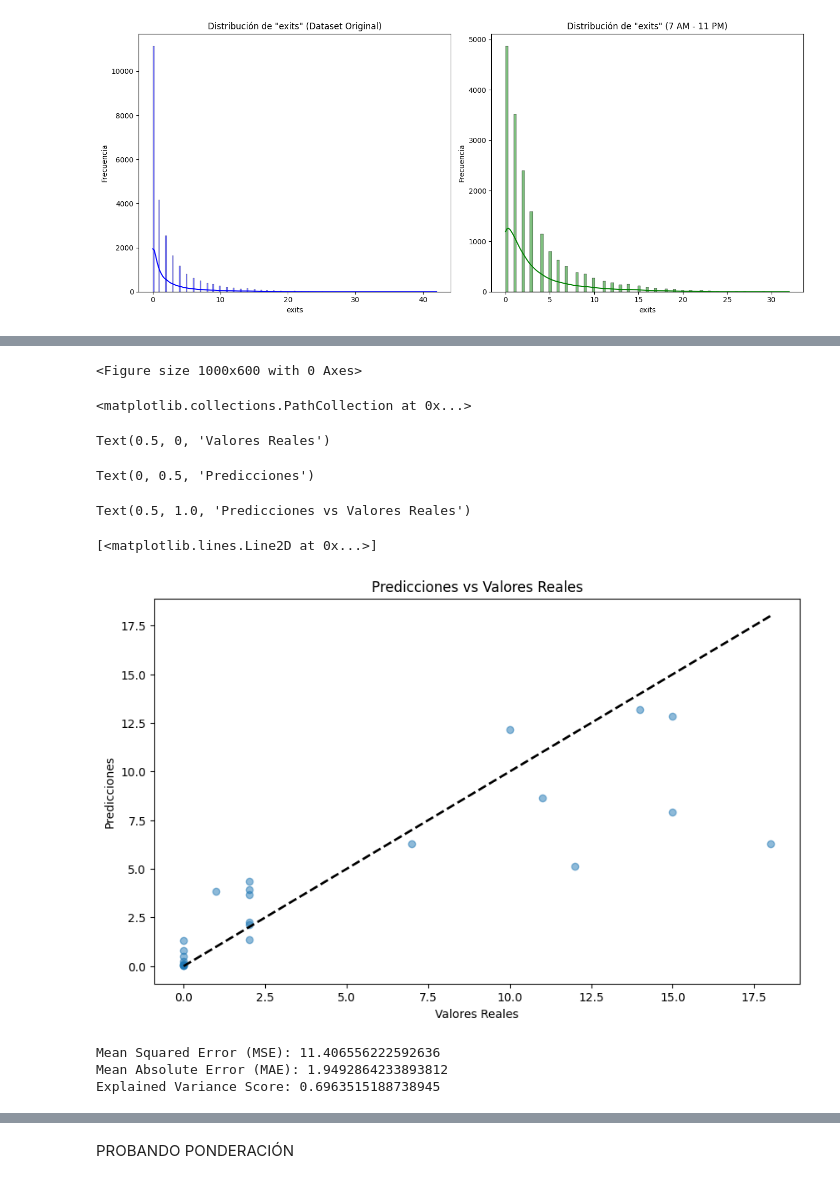
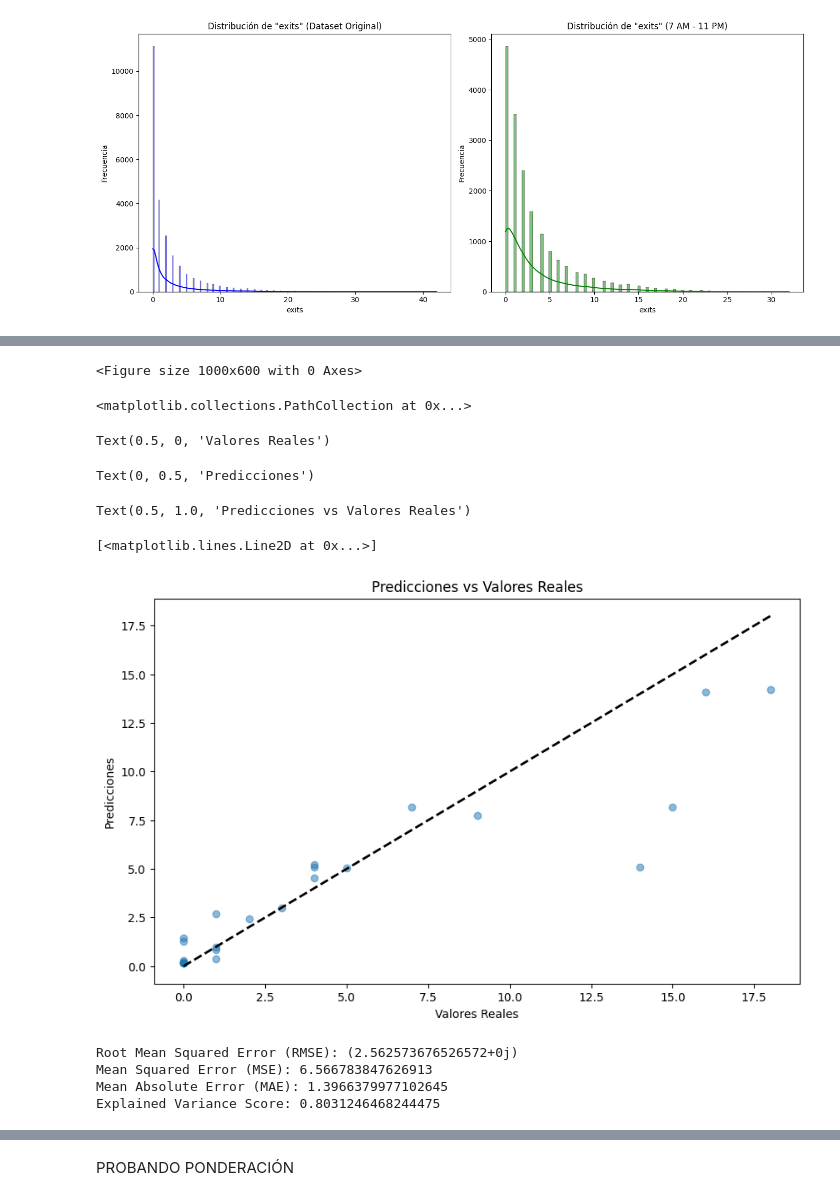
Before and after one commit to nicollorens12/BicingEstimator, a Jupyter notebook: notebook.ipynb, the cells around one changed output, grey strips where cells are left out. Drawn from its saved outputs; the diff is of its cells as text; code cells hidden in the pictures.

```diff
--- a/notebook.ipynb
+++ b/notebook.ipynb
@@ -196,23 +196,38 @@ from sklearn.metrics import mean_squared_error
 # Cargar el conjunto de datos
 data = pd.read_csv('dataset_generation/dataset.csv')
 
-# Creating a copy of the dataset that only contains records between 7 AM and 11 PM (hours 7 to 23)
-filtered_data = data[(data['hour'] >= 7) & (data['hour'] <= 23)]
-filtered_data = data[(data['year'] >= 2021)]
-# filtered_data = data[(data['month'] >= 10)]
-filtered_data = data[(data['month'] <= 10)]
+# Crear una columna de fecha a partir de las columnas de año, mes y día
+data['date'] = pd.to_datetime(data[['year', 'month', 'day']])
+
+# Crear características 'lagged'
+for i in range(1, 2):
+    data[f'lag_{i}'] = data['exits'].shift(i)
+
+data['demand_satisfied_lag'] = data['demand_satisfied'].shift(1)
+
+# Quitar los registros con valores faltantes
+data.dropna(inplace=True)
+
+# Filtrar registros entre 7 AM y 11 PM
+# data = data[(data['hour'] >= 7) & (data['hour'] <= 23)]
+
+# Filtrar datos entre el 1 de noviembre de 2022 y el 30 de noviembre de 2023
+start_date = pd.Timestamp('2022-01-01')
+end_date = pd.Timestamp('2023-11-30')
+filtered_data = data[(data['date'] >= start_date) & (data['date'] <= end_date)]
+
 
 print(filtered_data.head(5))
 
 # Preparar los datos para la regresión (seleccionar las variables independientes y la variable objetivo)
-X = filtered_data.drop(['exits', 'demand_satisfied'], axis=1)  # Solo variables numéricas
+X = filtered_data.drop(['exits', 'demand_satisfied', 'date'], axis=1)  # Solo variables numéricas
 y = filtered_data['exits']
 
 # Calcula el índice para dividir los datos en 70% para entrenamiento y 30% para prueba
 # split_index = int(len(X) * 0.9)
 split_index = int(len(X) - 24)
 
-print(split_index)
+#print(split_index)
 
 # Divide los datos en conjuntos de entrenamiento y prueba según el índice calculado
 X_train = X.iloc[:split_index]
@@ -221,7 +236,7 @@ y_train = y.iloc[:split_index]
 y_test = y.iloc[split_index:]
 
 # Dividir los datos en conjuntos de entrenamiento y prueba
-# X_train, X_test, y_train, y_test = train_test_split(X, y, test_size=0.4, random_state=42)
+# X_train, X_test, y_train, y_test = train_test_split(X, y, test_size=0.15, shuffle=False)
 
 # Define the parameter grid
 # param_grid = {
@@ -233,9 +248,9 @@ y_test = y.iloc[split_index:]
 # }
 
 param_grid = {
-    'n_estimators': [300],
-    'max_depth': [None],
-    'min_samples_split': [10],
+    'n_estimators': [200],
+    'max_depth': [5],
+    'min_samples_split': [2],
     'min_samples_leaf': [4]
 }
 
@@ -285,34 +303,42 @@ R2 score: 0.681328279392257
 # %%
+from cmath import sqrt
 import matplotlib.pyplot as plt
 
 # Realizar el gráfico de predicciones vs valores reales
 plt.figure(figsize=(10, 6))
 plt.scatter(y_test, y_pred, alpha=0.5)
 plt.xlabel('Valores Reales')
 plt.ylabel('Predicciones')
 plt.title('Predicciones vs Valores Reales')
 plt.plot([y_test.min(), y_test.max()], [y_test.min(), y_test.max()], 'k--', lw=2)  # Línea de perfecta predicción
 plt.show();
 
 from sklearn.metrics import mean_absolute_error, explained_variance_score, mean_squared_error
 
 # Calcular y mostrar diferentes métricas de precisión
 mse = mean_squared_error(y_test, y_pred)
 mae = mean_absolute_error(y_test, y_pred)
 explained_variance = explained_variance_score(y_test, y_pred)
 
+# Calcular RMSE
+rmse = sqrt(mse)
+
+# Imprimir RMSE
+print("Root Mean Squared Error (RMSE):", rmse)
+
 # Imprimir las métricas
 print("Mean Squared Error (MSE):", mse)
 print("Mean Absolute Error (MAE):", mae)
 print("Explained Variance Score:", explained_variance)
 # %% [output]
 <Figure size 1000x600 with 0 Axes>
 <matplotlib.collections.PathCollection at 0x...>
 Text(0.5, 0, 'Valores Reales')
 Text(0, 0.5, 'Predicciones')
 Text(0.5, 1.0, 'Predicciones vs Valores Reales')
 [<matplotlib.lines.Line2D at 0x...>]
-[figure, old version]
+[figure, new version]
-Mean Squared Error (MSE): 11.406556222592636
-Mean Absolute Error (MAE): 1.9492864233893812
-Explained Variance Score: 0.6963515188738945
+Root Mean Squared Error (RMSE): (2.562573676526572+0j)
+Mean Squared Error (MSE): 6.566783847626913
+Mean Absolute Error (MAE): 1.3966379977102645
+Explained Variance Score: 0.8031246468244475
```
Also changed, not shown: parts of 4 cells of this notebook, 5 other files.
